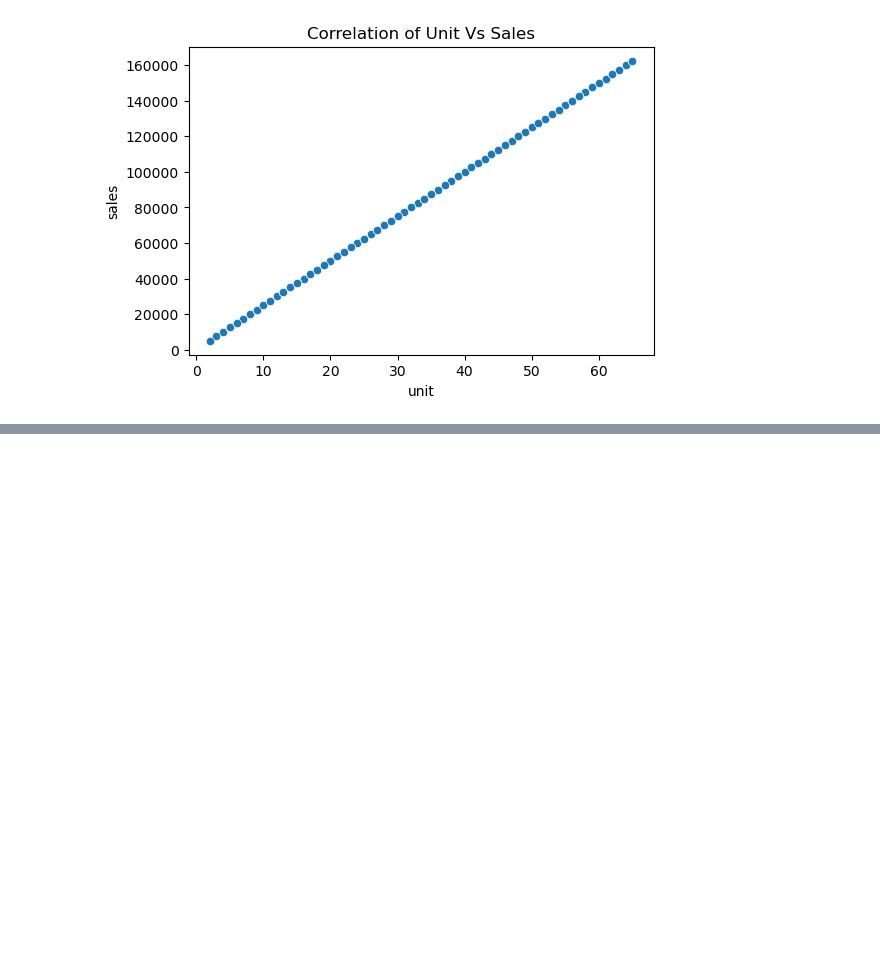
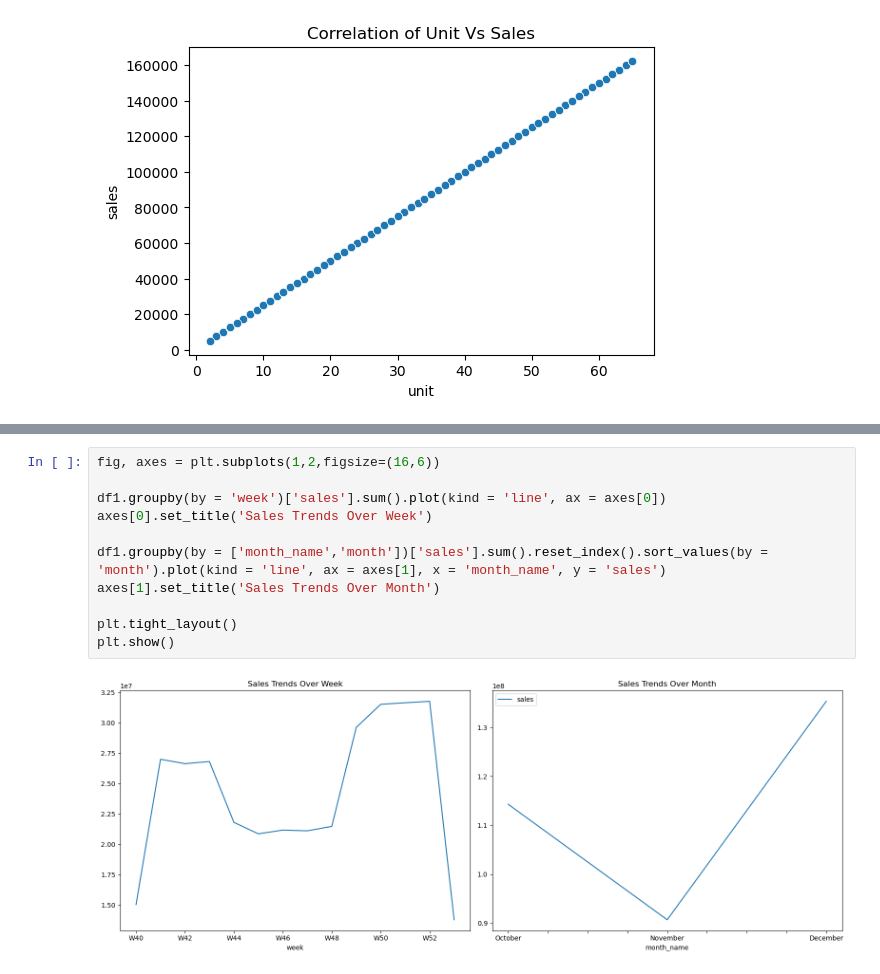
Before and after one commit to ravitejalearnings/DS_ML-Projects, a Jupyter notebook: Sales Analysis EDA/sales_analysis_assignment.ipynb, the cells around one changed output, grey strips where cells are left out. Saved outputs shown, nothing was run; the diff lists cells and outputs as text; blank space fills up the shorter version.

```diff
--- a/Sales Analysis EDA/sales_analysis_assignment.ipynb
+++ b/Sales Analysis EDA/sales_analysis_assignment.ipynb
@@ -385,0 +549,13 @@ plt.show()
+# %%
+fig, axes = plt.subplots(1,2,figsize=(16,6))
+
+df1.groupby(by = 'week')['sales'].sum().plot(kind = 'line', ax = axes[0])
+axes[0].set_title('Sales Trends Over Week')
+
+df1.groupby(by = ['month_name','month'])['sales'].sum().reset_index().sort_values(by = 'month').plot(kind = 'line', ax = axes[1], x = 'month_name', y = 'sales')
+axes[1].set_title('Sales Trends Over Month')
+
+plt.tight_layout()
+plt.show()
+# %% [output]
+[figure, added]
```
Also changed, not shown: parts of 43 cells of this notebook.
